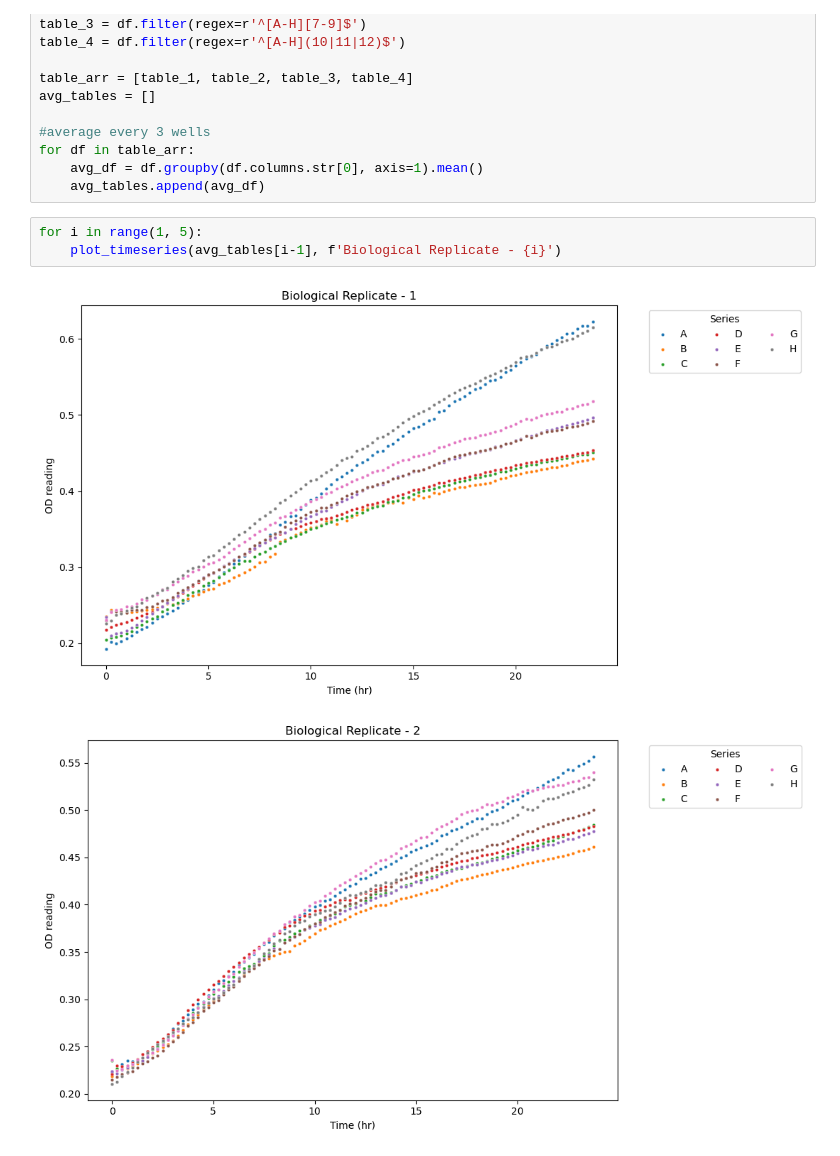
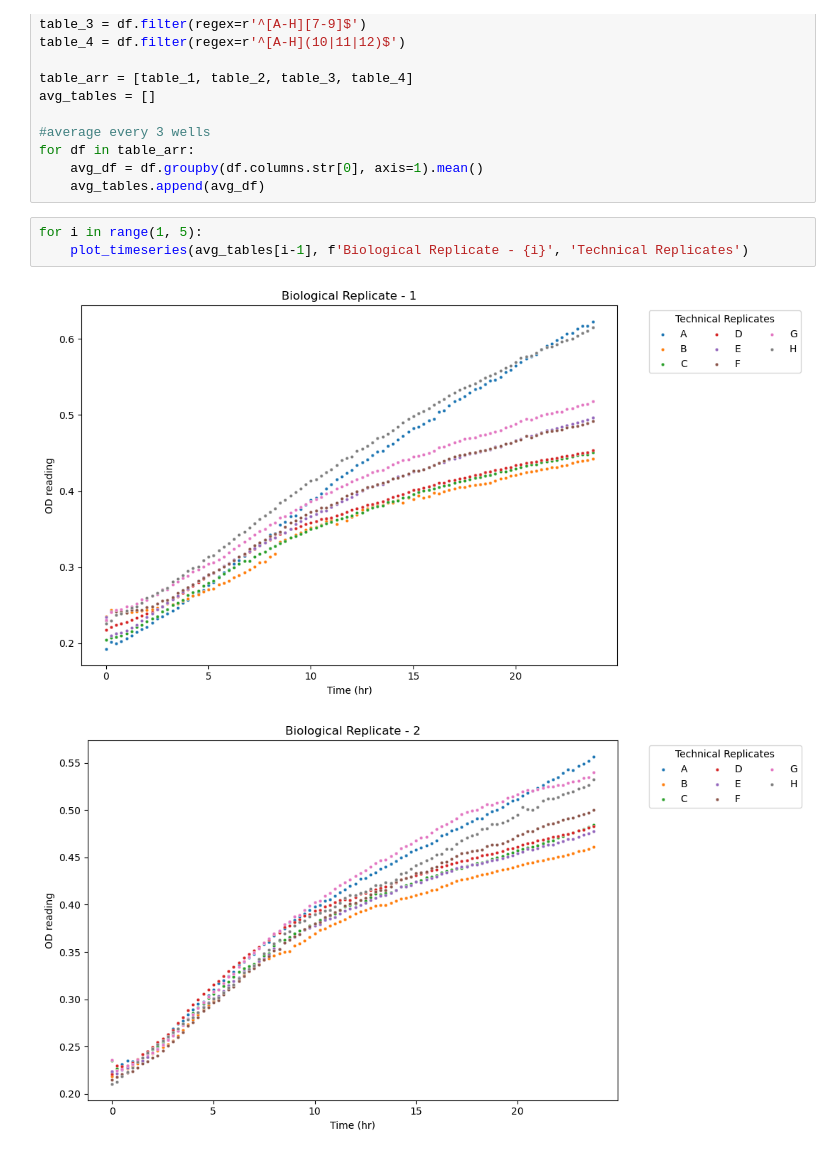
Before and after one commit to kellyghui/koskella_lab_notebook, a Jupyter notebook: RBG_Ver2/RBG_02122025_Ver2.ipynb, the cells around one changed output. Saved outputs shown, nothing was run; the diff lists cells and outputs as text.

Commit message:
ver2 graphs - added legend titles

```diff
--- a/RBG_Ver2/RBG_02122025_Ver2.ipynb
+++ b/RBG_Ver2/RBG_02122025_Ver2.ipynb
@@ -29,7 +29,7 @@ for df in table_arr:
     avg_tables.append(avg_df)
 # %%
 for i in range(1, 5):
-    plot_timeseries(avg_tables[i-1], f'Biological Replicate - {i}')
+    plot_timeseries(avg_tables[i-1], f'Biological Replicate - {i}', 'Technical Replicates')
 # %% [output]
-[figure, old version]
+[figure, new version]
-[figure, old version]
+[figure, new version]
```
Also changed, not shown: parts of 2 cells of this notebook, 1 other file.
